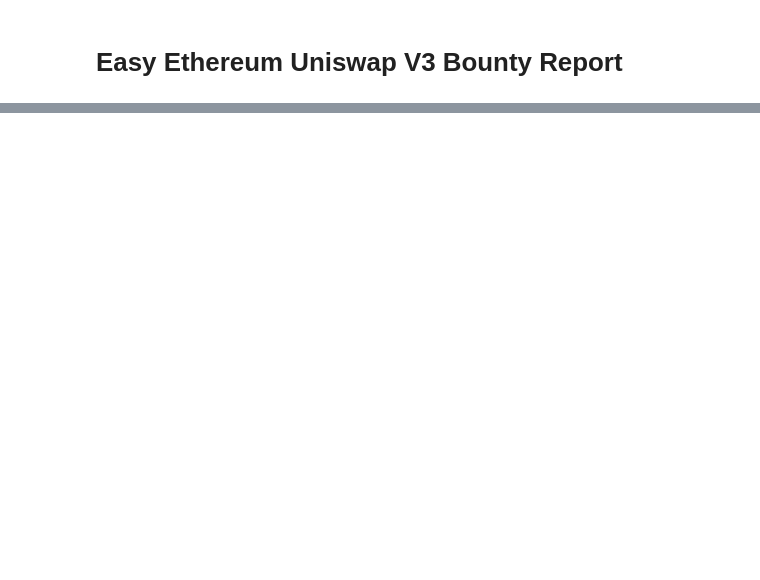
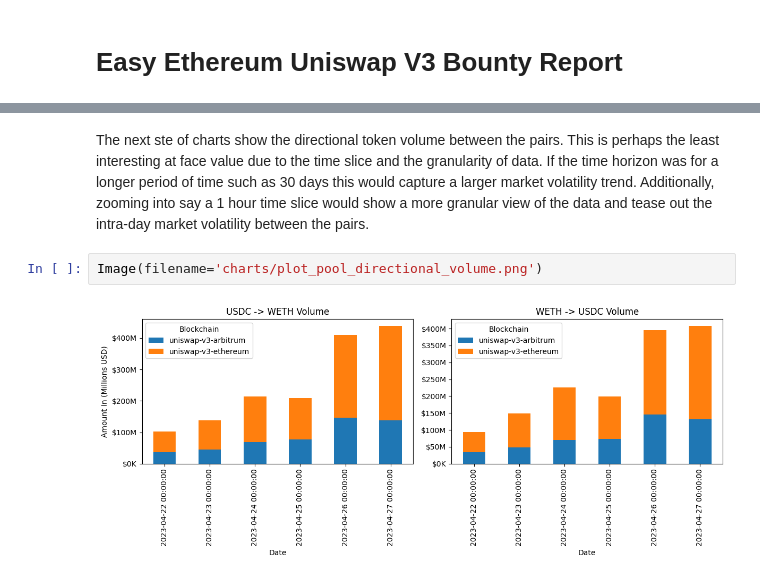
Before and after one commit to Evan-Kim2028/metricsdao_univ3_usdc_bounty, a Jupyter notebook: easy_ethereum_univ3_report.ipynb, the cells around one changed output, grey strips where cells are left out. Saved outputs shown, nothing was run; the diff lists cells and outputs as text; blank space fills up the shorter version.

```diff
--- a/easy_ethereum_univ3_report.ipynb
+++ b/easy_ethereum_univ3_report.ipynb
@@ -7,0 +42,6 @@ ValueError: Cannot embed the 'eps' image format
+# %% [markdown]
+The next ste of charts show the directional token volume between the pairs. This is perhaps the least interesting at face value due to the time slice and the granularity of data. If the time horizon was for a longer period of time such as 30 days this would capture a larger market volatility trend. Additionally, zooming into say a 1 hour time slice would show a more granular view of the data and tease out the intra-day market volatility between the pairs.
+# %%
+Image(filename='charts/plot_pool_directional_volume.png')
+# %% [output]
+[figure, added]
```
Also changed, not shown: parts of 11 cells of this notebook, 10 other files.
